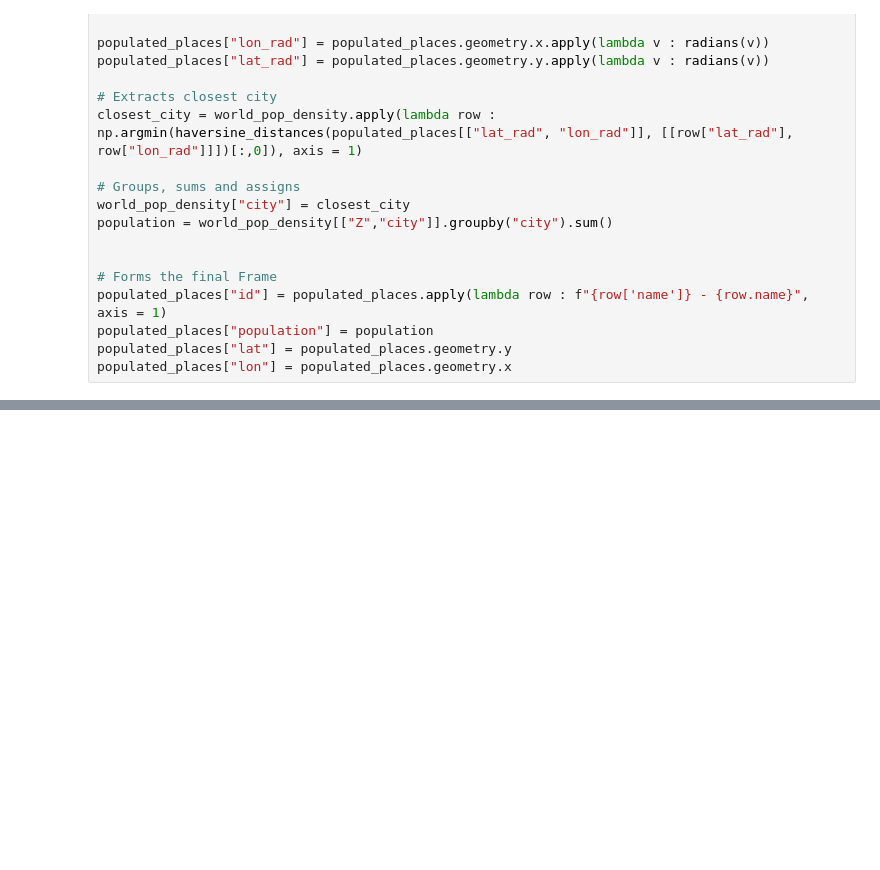
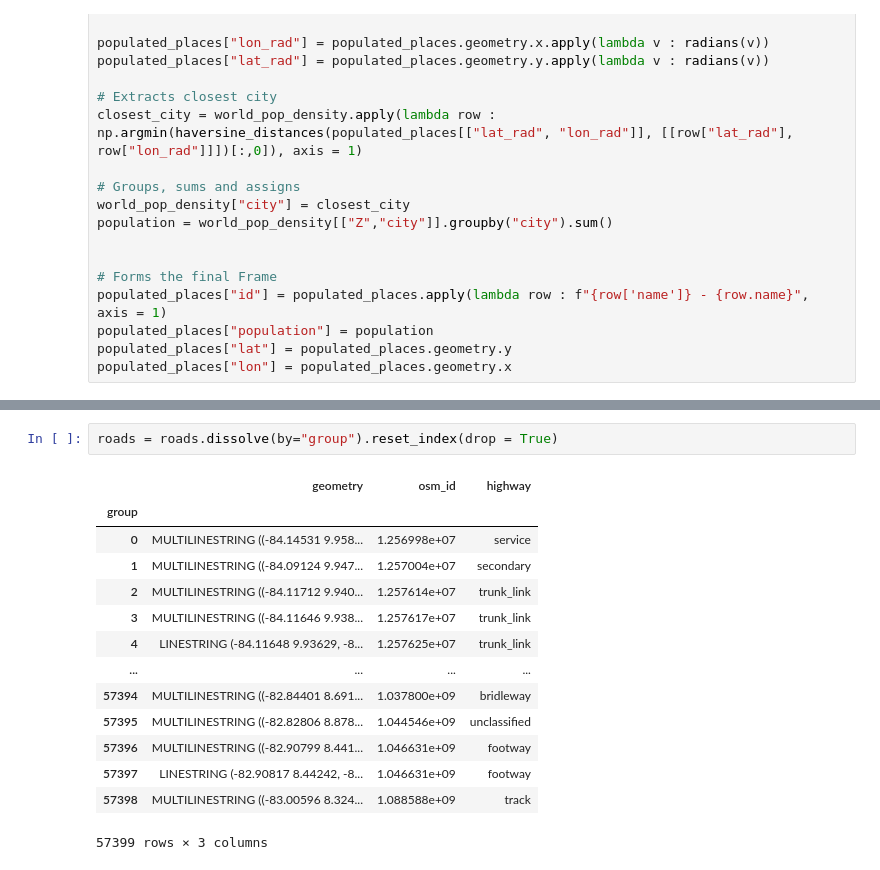
Before and after one commit to minigonche/synthetic_mobility_data_generator, a Jupyter notebook: Gonche's Notes.ipynb, the cells around one changed output, grey strips where cells are left out. Cells and saved outputs as stored; diff of their text form; blank space fills up the shorter version.

```diff
--- a/Gonche's Notes.ipynb
+++ b/Gonche's Notes.ipynb
@@ -112,0 +272,17 @@ nodes.sjoin(roads)
+# %%
+roads = roads.dissolve(by="group").reset_index(drop = True)
+# %% [output]
+|  | geometry | osm_id | highway |
+| group |  |  |  |
+| 0 | MULTILINESTRING ((-84.14531 9.958... | 1.256998e+07 | service |
+| 1 | MULTILINESTRING ((-84.09124 9.947... | 1.257004e+07 | secondary |
+| 2 | MULTILINESTRING ((-84.11712 9.940... | 1.257614e+07 | trunk_link |
+| 3 | MULTILINESTRING ((-84.11646 9.938... | 1.257617e+07 | trunk_link |
+| 4 | LINESTRING (-84.11648 9.93629, -8... | 1.257625e+07 | trunk_link |
+| ... | ... | ... | ... |
+| 57394 | MULTILINESTRING ((-82.84401 8.691... | 1.037800e+09 | bridleway |
+| 57395 | MULTILINESTRING ((-82.82806 8.878... | 1.044546e+09 | unclassified |
+| 57396 | MULTILINESTRING ((-82.90799 8.441... | 1.046631e+09 | footway |
+| 57397 | LINESTRING (-82.90817 8.44242, -8... | 1.046631e+09 | footway |
+| 57398 | MULTILINESTRING ((-83.00596 8.324... | 1.088588e+09 | track |
+57399 rows × 3 columns
```
Also changed, not shown: parts of 16 cells of this notebook, 3 other files.
